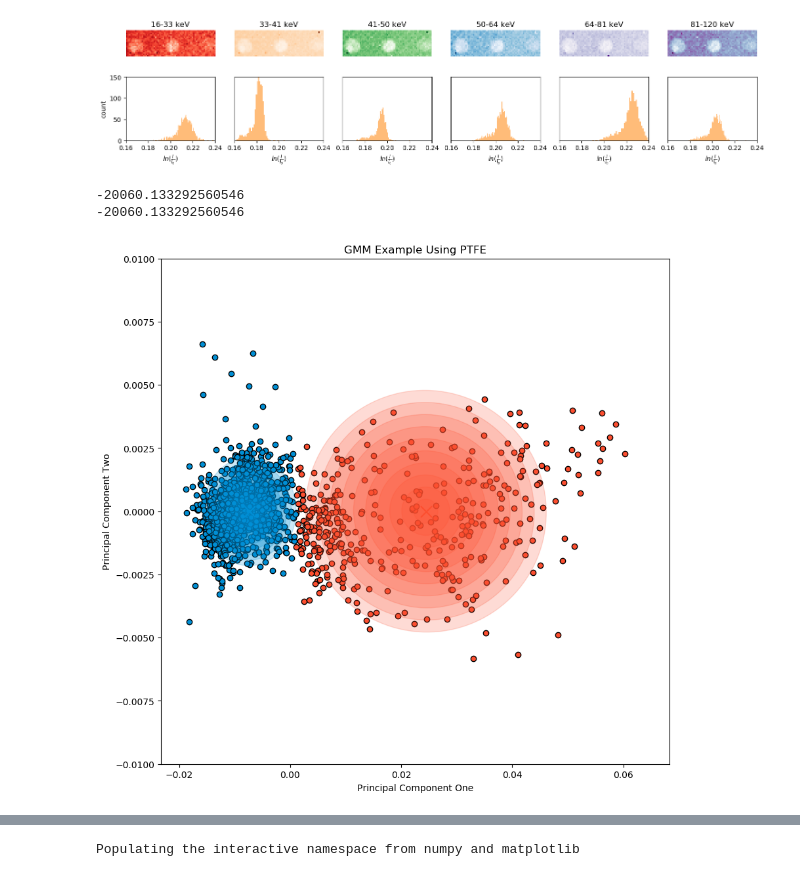
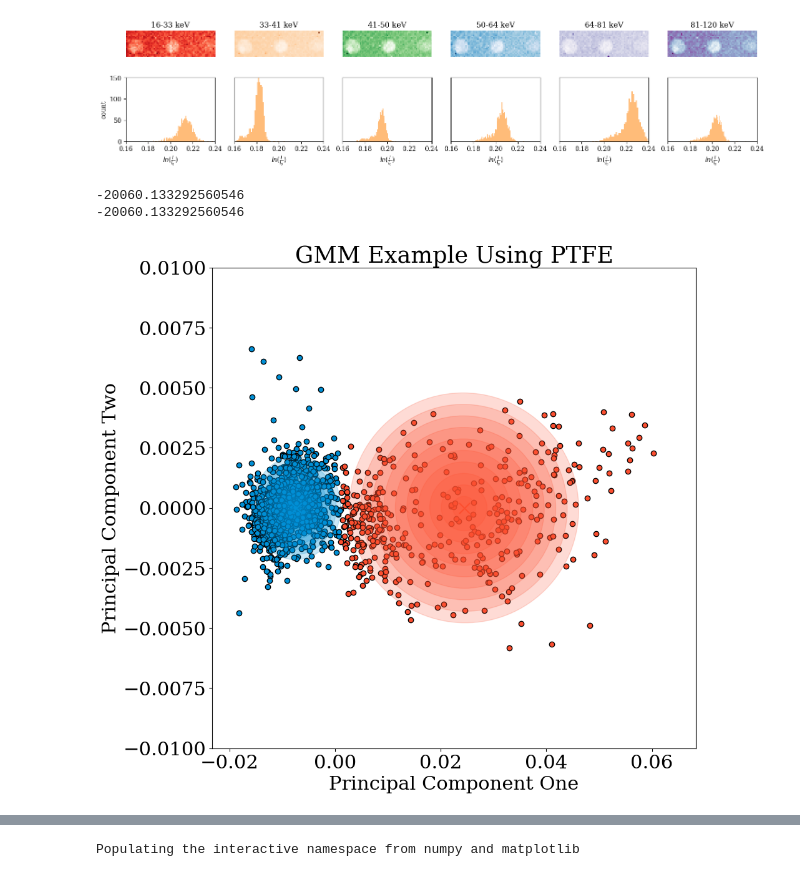
Before and after one commit to jerichooconnell/hdbscan, a Jupyter notebook: notebooks/Untitled.ipynb, the cells around one changed output, grey strips where cells are left out. Saved outputs shown, nothing was run; the diff lists cells and outputs as text; code cells hidden in the pictures.

```diff
--- a/notebooks/Untitled.ipynb
+++ b/notebooks/Untitled.ipynb
@@ -319,12 +319,13 @@ class I_gmm:
                 temp = X1[y_pred == ii,:]
                 ax0.scatter(temp[:,0],temp[:,1],c=cc,edgecolor='k')
 
+            SIZE = 20
             ax0.set_title('New Method')
             self.plot_cov(gmm1.means_, gmm1.covariances_,ct='full')
-            plt.xlabel('Principal Component One')
-            plt.ylabel('Principal Component Two')
+            plt.xlabel('Principal Component One')#,fontsize=SIZE)
+            plt.ylabel('Principal Component Two')#,fontsize=SIZE)
             plt.ylim([-0.01,0.01])
-            plt.title('GMM Example Using PTFE')
+            plt.title('GMM Example Using PTFE')#,fontsize=SIZE+4)
 
 
 #             if itern == 0:
@@ -398,15 +399,21 @@ class I_gmm:
             rect.set_visible(True)
 # %%
 plt.style.use('default')
+
+font = {'family' : 'serif',
+        'size'   : 22}
+
+plt.rc('font', **font)
+
 I = I_gmm()
 arrowsU,arrowV = I.iterative_gmm(dataset='ptfe',savegif=True,title='01_good_run',
                 binary=True,mode='bgmm',nc = 2,v_and_1=False,
                 n_components=2,maxiter=1,thresh=0.8,ra = True)
-plt.savefig(images_dir+'GMM.png',dpi=300)
+plt.savefig(images_dir+'GMM.png',dpi=150)
 # %% [output]
 -20060.133292560546
 -20060.133292560546
-[figure, old version]
+[figure, new version]
 # %%
 import os, shutil
 import itertools
```
Also changed, not shown: parts of 26 cells of this notebook.
